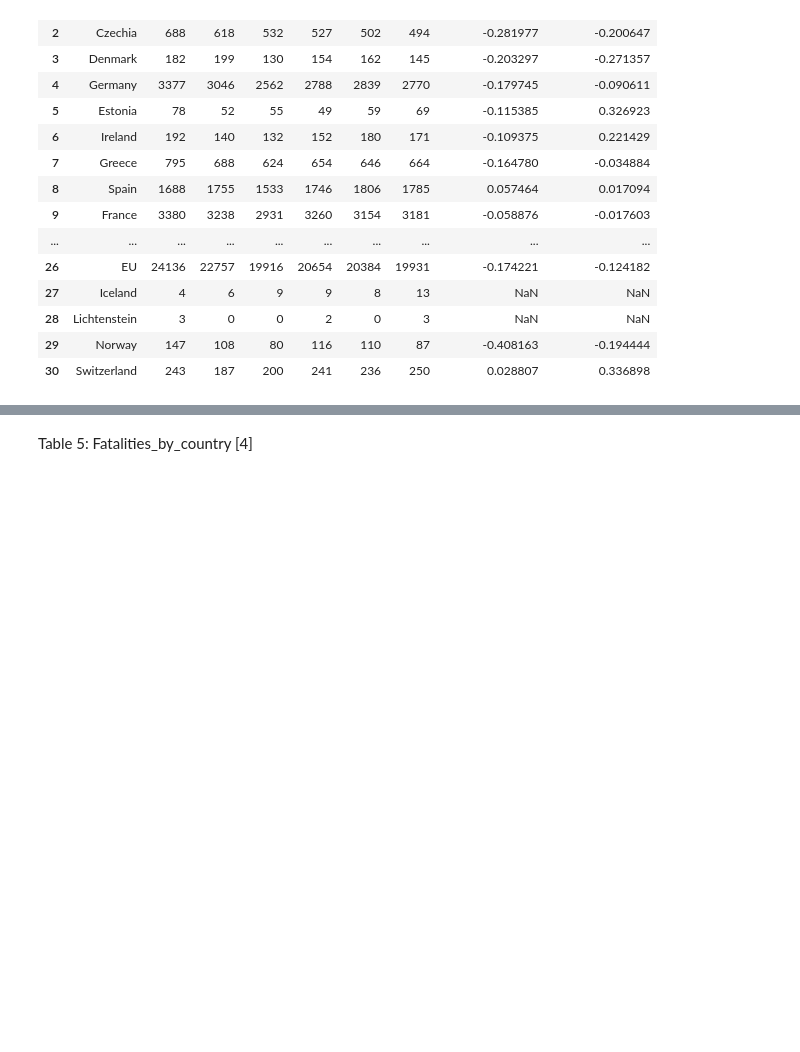
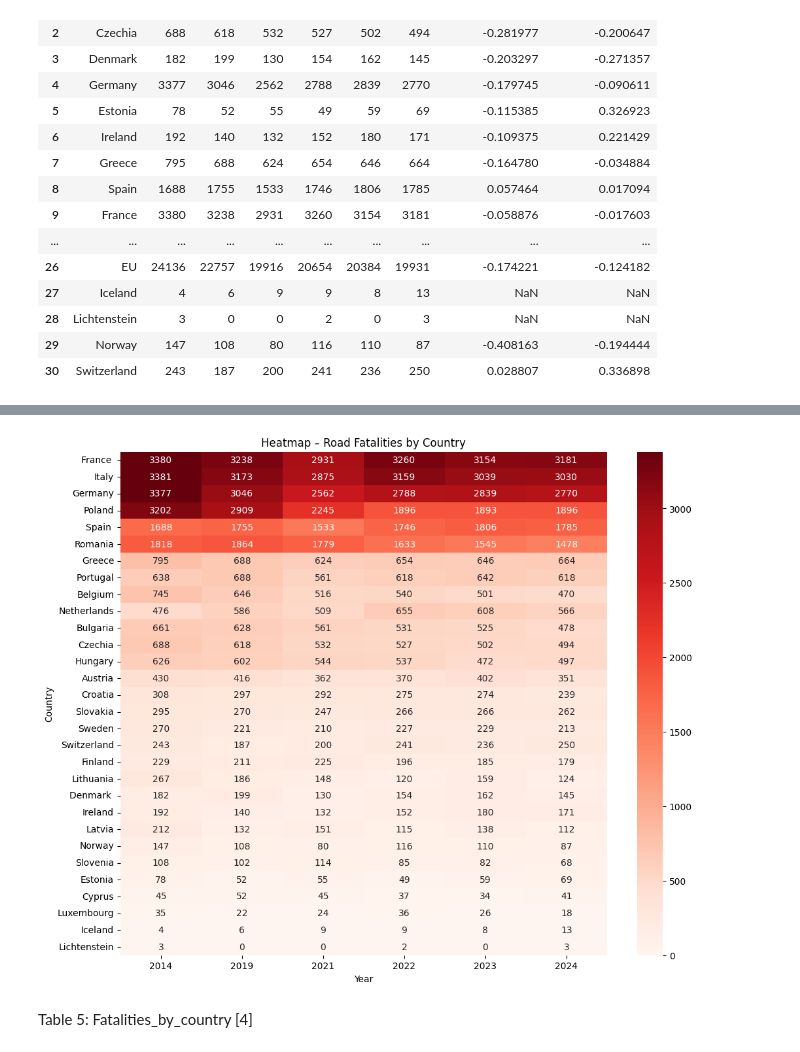
Before and after one commit to borisyotsov/Road-Safety-in-Bulgaria-Impact-of-Traffic-and-Infrastructure-on-Accident-Rates, a Jupyter notebook: Road_Safety_Project.ipynb, the cells around one changed output, grey strips where cells are left out. Saved outputs shown, nothing was run; the diff lists cells and outputs as text; code cells hidden in the pictures; blank space fills up the shorter version.

```diff
--- a/Road_Safety_Project.ipynb
+++ b/Road_Safety_Project.ipynb
@@ -307,3 +361,17 @@ Fatalities_by_country_total
+# %%
+import seaborn as sns
+
+df1_heat = df1.set_index("Country")[years]
+
+plt.figure(figsize=(12, 10))
+sns.heatmap(df1_heat, cmap="Reds", annot=True, fmt="d")
+
+plt.xlabel("Year")
+plt.title("Heatmap – Road Fatalities by Country")
+
+plt.show()
+# %% [output]
+[figure, added]
 # %% [markdown]
 Table 5: Fatalities_by_country [4]
 # %%
```
Also changed, not shown: parts of 5 cells of this notebook.
